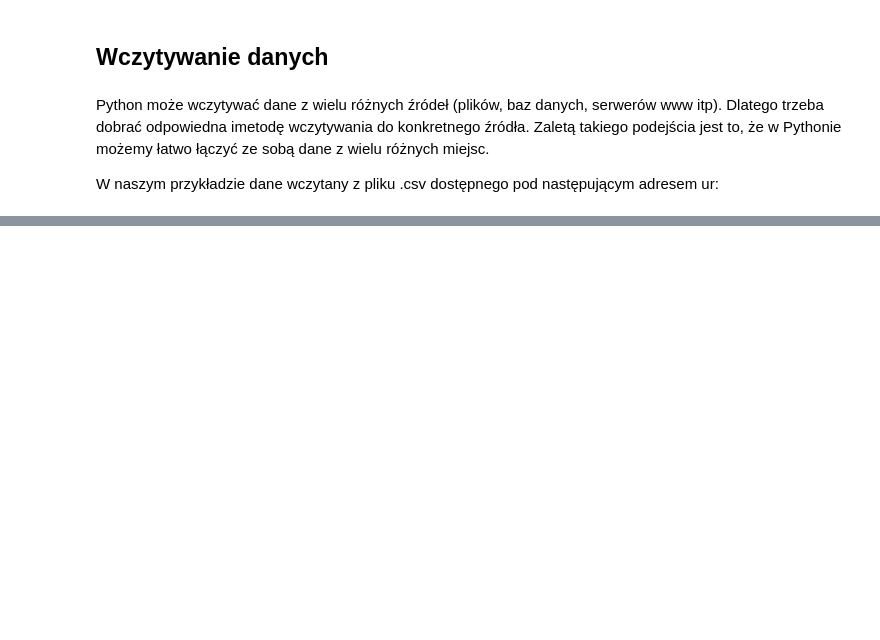
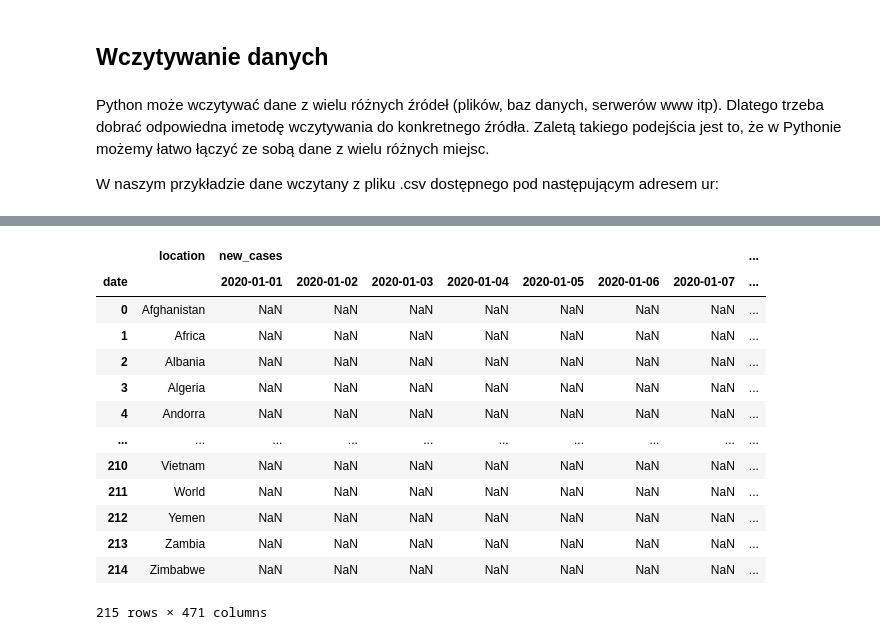
Before and after one commit to kali11/covid19, a Jupyter notebook: covid.ipynb, the cells around one changed output, grey strips where cells are left out. Drawn from its saved outputs; the diff is of its cells as text; code cells hidden in the pictures; blank space fills up the shorter version.

```diff
--- a/covid.ipynb
+++ b/covid.ipynb
@@ -61,0 +113,17 @@ memory usage: 36.7+ MB
+# %%
+data2
+# %% [output]
+|  | location | new_cases |  |  |  |  |  |  | ... |
+| date |  | 2020-01-01 | 2020-01-02 | 2020-01-03 | 2020-01-04 | 2020-01-05 | 2020-01-06 | 2020-01-07 | ... |
+| 0 | Afghanistan | NaN | NaN | NaN | NaN | NaN | NaN | NaN | ... |
+| 1 | Africa | NaN | NaN | NaN | NaN | NaN | NaN | NaN | ... |
+| 2 | Albania | NaN | NaN | NaN | NaN | NaN | NaN | NaN | ... |
+| 3 | Algeria | NaN | NaN | NaN | NaN | NaN | NaN | NaN | ... |
+| 4 | Andorra | NaN | NaN | NaN | NaN | NaN | NaN | NaN | ... |
+| ... | ... | ... | ... | ... | ... | ... | ... | ... | ... |
+| 210 | Vietnam | NaN | NaN | NaN | NaN | NaN | NaN | NaN | ... |
+| 211 | World | NaN | NaN | NaN | NaN | NaN | NaN | NaN | ... |
+| 212 | Yemen | NaN | NaN | NaN | NaN | NaN | NaN | NaN | ... |
+| 213 | Zambia | NaN | NaN | NaN | NaN | NaN | NaN | NaN | ... |
+| 214 | Zimbabwe | NaN | NaN | NaN | NaN | NaN | NaN | NaN | ... |
+215 rows × 471 columns
```
Also changed, not shown: parts of 23 cells of this notebook.
